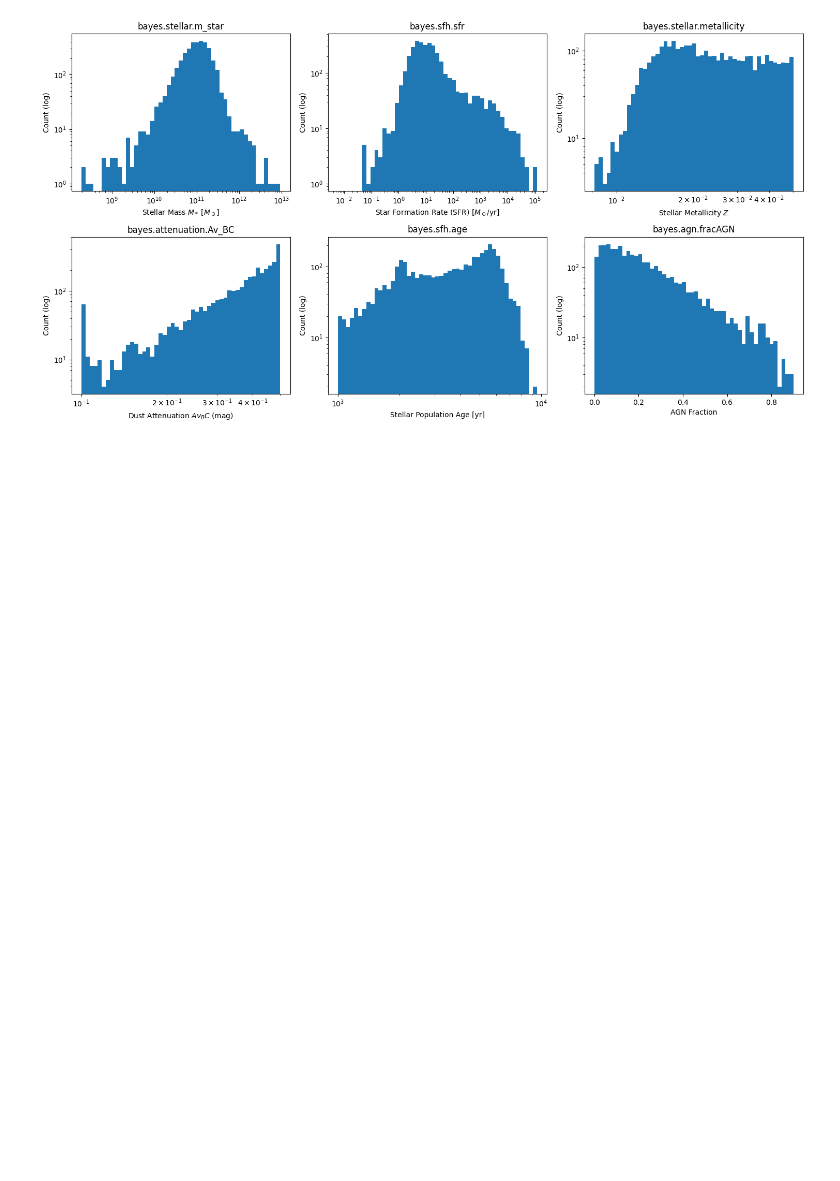
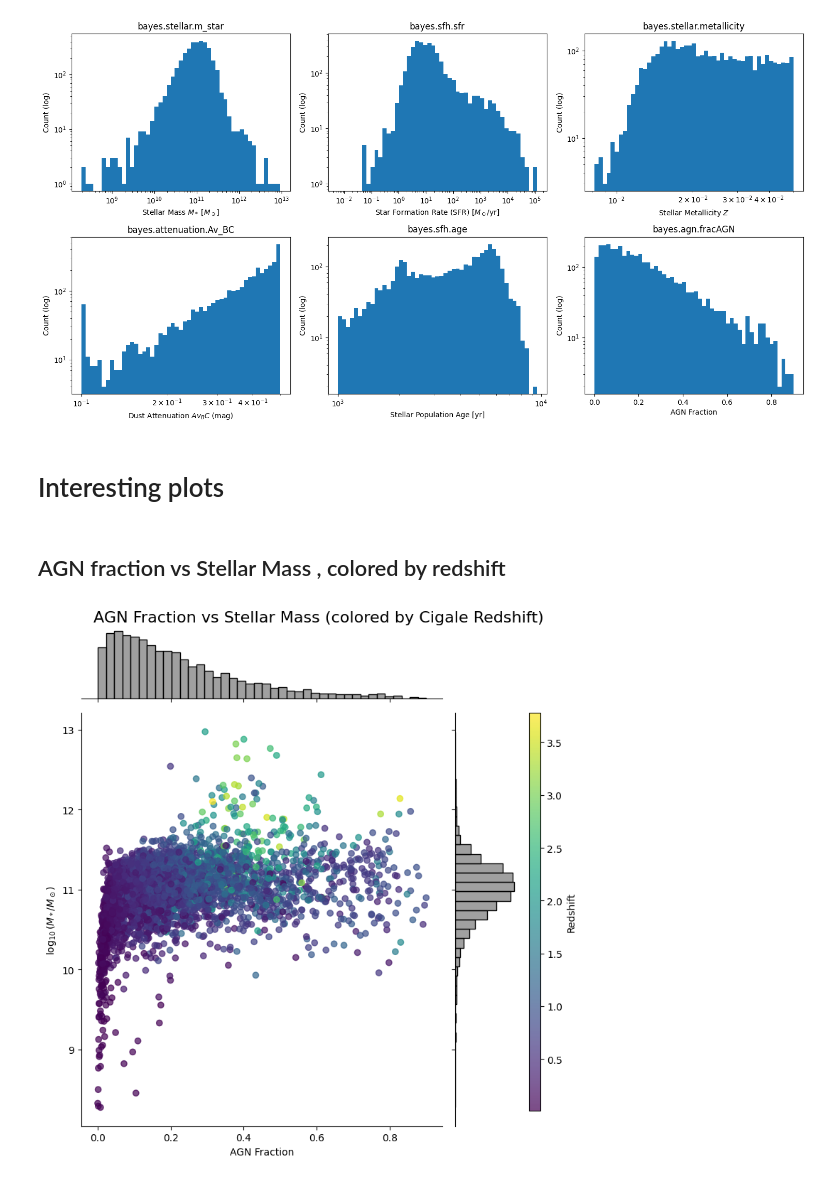
Before and after one commit to theWebTardigrade/fundamental-properties-of-EMU-radio-sources, a Jupyter notebook: code/8_Analyse_CIGALE_results.ipynb, the cells around one changed output. Drawn from its saved outputs; the diff is of its cells as text; code cells hidden in the pictures; blank space fills up the shorter version.

```diff
--- a/code/8_Analyse_CIGALE_results.ipynb
+++ b/code/8_Analyse_CIGALE_results.ipynb
@@ -94,3 +97,7 @@ x_labels = [
 plot_log_histograms_2rows_hist(catalog_pd , ['bayes.stellar.m_star', 'bayes.sfh.sfr', 'bayes.stellar.metallicity','bayes.attenuation.Av_BC','bayes.sfh.age' ,'bayes.agn.fracAGN'], x_labels)
 # %% [output]
 [figure]
+# %% [markdown]
+# Interesting plots
+# %% [markdown]
+## AGN fraction vs Stellar Mass , colored by redshift
@@ -96,0 +148,51 @@ plot_log_histograms_2rows_hist(catalog_pd , ['bayes.stellar.m_star', 'bayes.sfh.
+# %%
+# Compute log stellar mass
+catalog_pd['log_stellar_mass'] = np.log10(catalog_pd['bayes.stellar.m_star'])
+
+# Create the JointGrid
+g = sns.JointGrid(
+    data=catalog_pd,
+    x='bayes.agn.fracAGN',
+    y='log_stellar_mass',
+    height=8
+)
+
+# Main scatterplot with color by redshift
+points = g.ax_joint.scatter(
+    catalog_pd['bayes.agn.fracAGN'],
+    catalog_pd['log_stellar_mass'],
+    c=catalog_pd['bayes.universe.redshift'],
+    cmap='viridis',
+    alpha=0.7
+)
+
+# Add marginal histograms
+sns.histplot(
+    data=catalog_pd,
+    x='bayes.agn.fracAGN',
+    bins=40,
+    ax=g.ax_marg_x,
+    color='grey',
+    edgecolor='black'
+)
+sns.histplot(
+    data=catalog_pd,
+    y='log_stellar_mass',
+    bins=40,
+    ax=g.ax_marg_y,
+    color='grey',
+    edgecolor='black'
+)
+
+# Set axis labels and title
+g.set_axis_labels('AGN Fraction', r'$\log_{10}(M_*/M_\odot)$')
+g.fig.suptitle('AGN Fraction vs Stellar Mass (colored by Cigale Redshift)', fontsize=16)
+g.fig.subplots_adjust(top=0.95, right=0.85)  # Shrink plot area to make room for colorbar
+
+# Add external colorbar
+cbar_ax = g.fig.add_axes([0.87, 0.1, 0.02, 0.7])  # [left, bottom, width, height]
+g.fig.colorbar(points, cax=cbar_ax, label='Redshift')
+
+plt.show()
+# %% [output]
+[figure, added]
```
Also changed, not shown: parts of 7 cells of this notebook, 3 other files.
